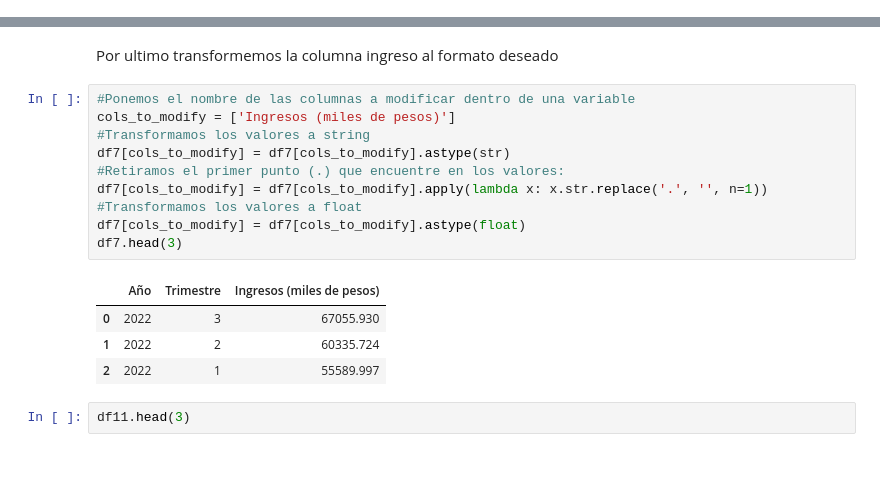
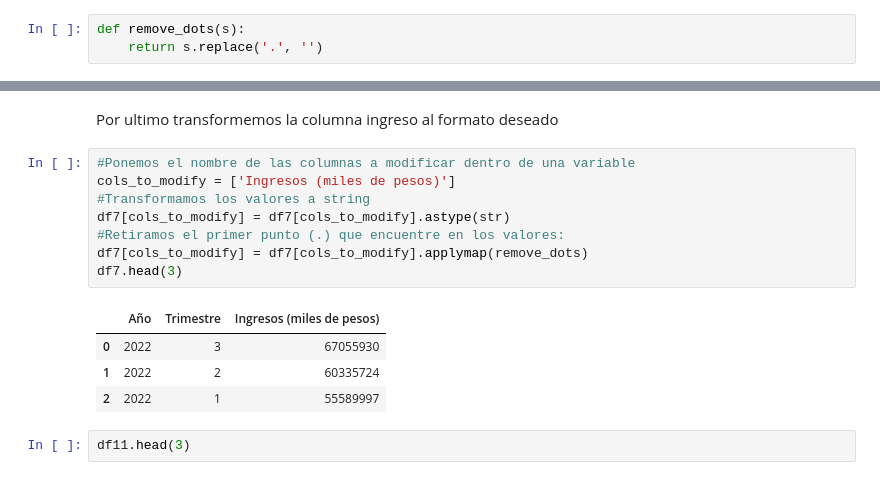
Before and after one commit to ReneRamosTrvn/data_analytics_project, a Jupyter notebook: EDA.ipynb, the cells around one changed output, grey strips where cells are left out. Cells and saved outputs as stored; diff of their text form.

```diff
--- a/EDA.ipynb
+++ b/EDA.ipynb
@@ -65,2 +67,5 @@ OJO QUE ESTO LO HAREMOS CON TODOS LOS CSV
+# %%
+def remove_dots(s):
+    return s.replace('.', '')
 # %%
 #Ponemos el nombre de las columnas a modificar dentro de una variable
@@ -173,18 +175,16 @@ Por ultimo transformemos la columna ingreso al formato deseado
 # %%
 #Ponemos el nombre de las columnas a modificar dentro de una variable
 cols_to_modify = ['Ingresos (miles de pesos)']
 #Transformamos los valores a string
 df7[cols_to_modify] = df7[cols_to_modify].astype(str)
 #Retiramos el primer punto (.) que encuentre en los valores:
-df7[cols_to_modify] = df7[cols_to_modify].apply(lambda x: x.str.replace('.', '', n=1))
-#Transformamos los valores a float
-df7[cols_to_modify] = df7[cols_to_modify].astype(float)
+df7[cols_to_modify] = df7[cols_to_modify].applymap(remove_dots)
 df7.head(3)
 # %% [output]
 |  | Año | Trimestre | Ingresos (miles de pesos) |
-| 0 | 2022 | 3 | 67055.930 |
-| 1 | 2022 | 2 | 60335.724 |
-| 2 | 2022 | 1 | 55589.997 |
+| 0 | 2022 | 3 | 67055930 |
+| 1 | 2022 | 2 | 60335724 |
+| 2 | 2022 | 1 | 55589997 |
 # %%
 df11.head(3)
 # %% [output]
```
Also changed, not shown: parts of 7 cells of this notebook, 4 other files.
